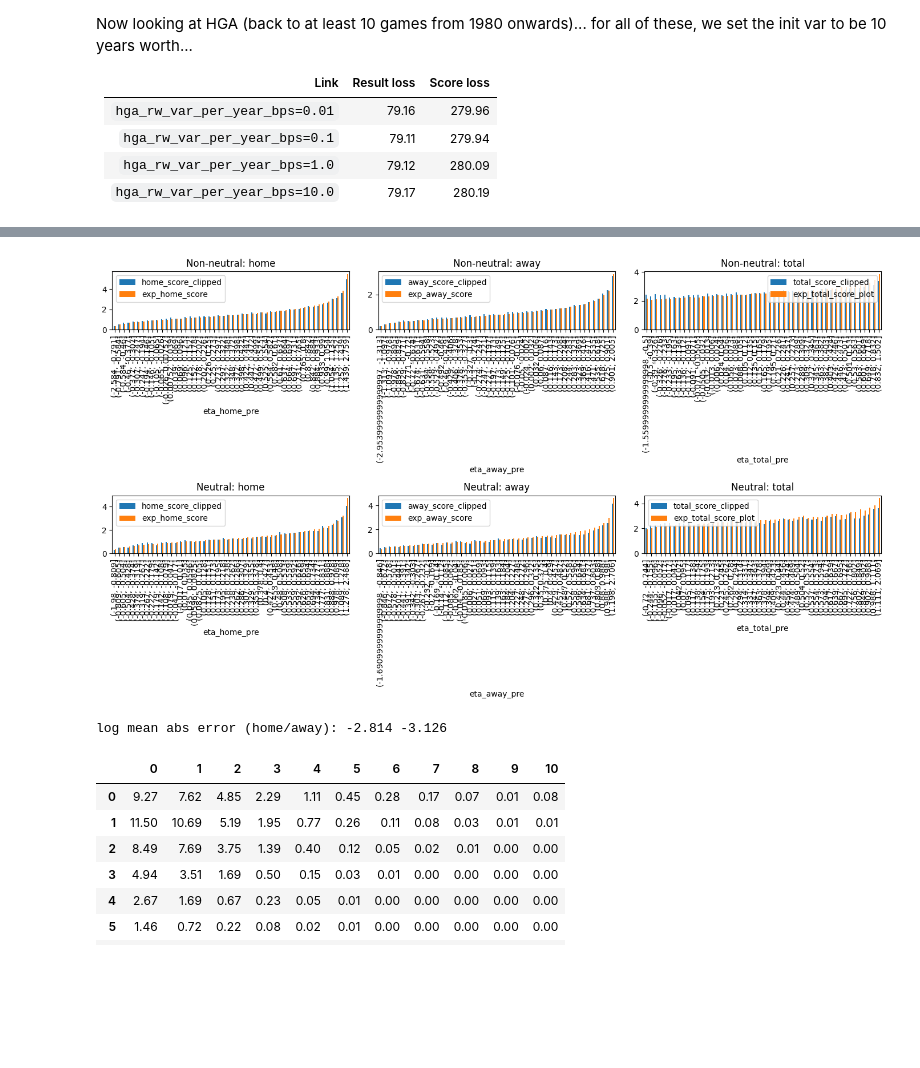
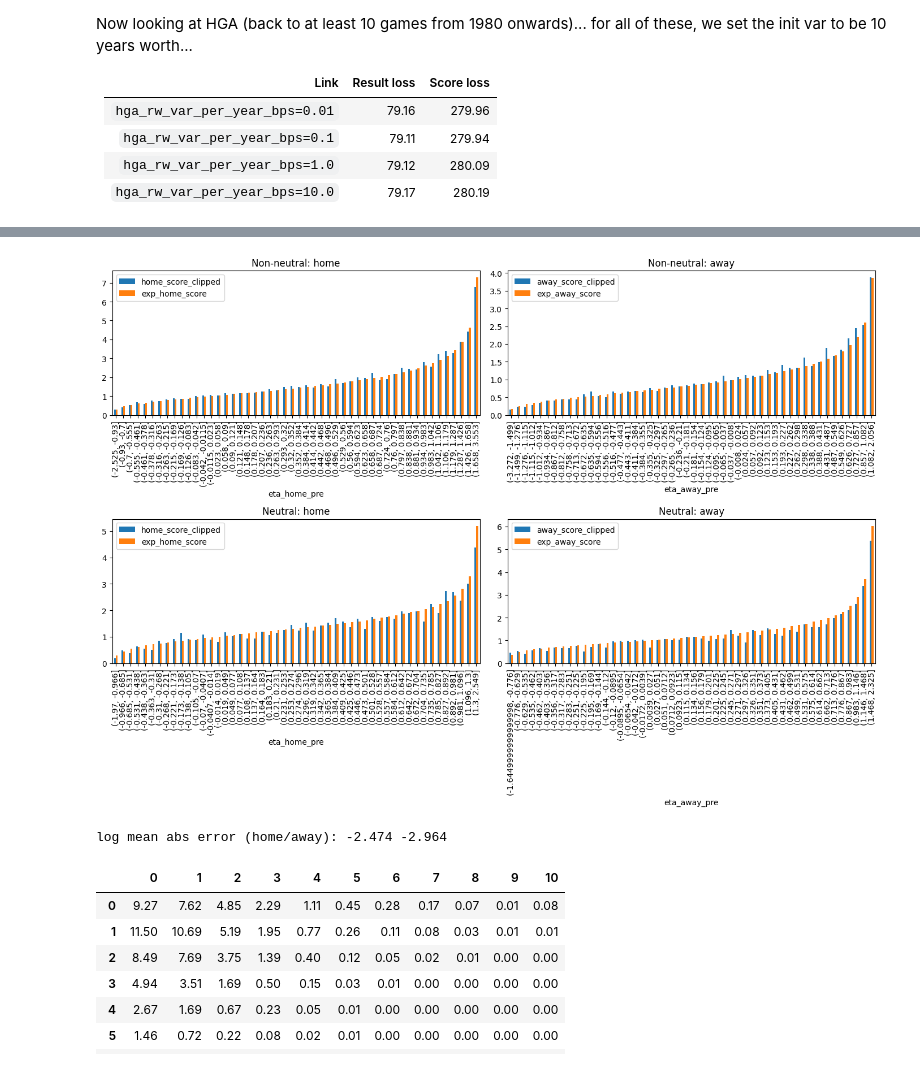
Before and after one commit to rwarneke/football_model, a Jupyter notebook: model.ipynb, the cells around one changed output, grey strips where cells are left out. Cells and saved outputs as stored; diff of their text form; code cells hidden in the pictures; blank space fills up the shorter version.

```diff
--- a/model.ipynb
+++ b/model.ipynb
@@ -174,3 +808,10 @@ stage_counts = pd.DataFrame(
 for e in elim:
     for team, stage in e.items():
         stage_counts.loc[team, stage] += 1
+
+ratings_with_wins = all_ratings.loc[wc_teams].sort_values("quality", ascending=False).join(stage_counts)
+ratings_with_wins["odds_champion"] = (N / ratings_with_wins["8. Champion"]).round(2)
+ratings_with_wins = ratings_with_wins.join(
+    pd.read_csv("reference_data/betfair.csv").replace({"Republic of Ireland": "Ireland", "Bosnia": "Bosnia and Herzegovina"}).set_index("team").rename(columns={"odds": "odds_betfair"})
+)
+ratings_with_wins["kelly"] = (100 * np.maximum(0, 1 / ratings_with_wins["odds_champion"] - (1 - 1 / ratings_with_wins["odds_champion"]) / (1 + 0.94 * (ratings_with_wins["odds_betfair"] - 1) - 1))).round(1)
@@ -179,0 +874,5 @@ dcr(ratings_with_wins.iloc[:,-12:])
+# %%
+df = ratings_with_wins[["rating_attack", "rating_defense", "rating", "odds_champion", "odds_betfair"]].rename(columns={"odds_champion": "odds_model"})
+for c in df.columns[:3]:
+    df[c] = df[c].round(2)
+dcr(df)
@@ -407,18 +1187,8 @@ calibration_results(res, display="rolling")
 START_YEAR = 1980  # set to int year if you want a subset
 END_YEAR = None    # set to int year if you want a subset
 
-def calibration_plots(res, start_year=None, end_year=None, q=20, min_games=10, mode="means", use_corr=False, var_eta_max=None):
+def calibration_plots(res, q=20, mode="means", use_corr=False, var_eta_max=None):
     R = res.copy()
-    if start_year is not None or end_year is not None:
-        years = R["date"].dt.year
-        fil = np.repeat(True, len(R))
-        if start_year is not None:
-            fil = fil & (years >= start_year)
-        if end_year is not None:
-            fil = fil & (years <= end_year)
-        R = R.loc[fil]
-    if min_games is not None:
-        R = R[(R["home_games_played"] >= min_games) & (R["away_games_played"] >= min_games)]
     print(f"Mean result loss = {R.loss_result.mean()*100 :6.1f}")
     print(f"Mean score loss  = {R.loss_score.mean()*100 :6.1f}")
 
@@ -468,7 +1238,7 @@ def calibration_plots(res, start_year=None, end_year=None, q=20, min_games=10, m
         stats["eta_mean"] = stats[eta_col]
         return stats
 
-    fig, axs = plt.subplots(2, 3, figsize=(14, 8))
+    fig, axs = plt.subplots(2, 2, figsize=(14, 10))
 
     non = R.query("~neutral")
     neu = R.query("neutral")
@@ -494,11 +1264,11 @@ def calibration_plots(res, start_year=None, end_year=None, q=20, min_games=10, m
         axs[0, 1].set_xlabel("mean eta")
         axs[0, 1].set_ylabel("mean residual (actual - expected)")
 
-        axs[0, 2].plot(stats_non_total["eta_mean"], stats_non_total["resid"], marker="o")
-        axs[0, 2].axhline(0.0, color="black", linewidth=1)
-        axs[0, 2].set_title("Non-neutral: total")
-        axs[0, 2].set_xlabel("mean eta (home+away)")
-        axs[0, 2].set_ylabel("mean residual (actual - expected)")
+        # axs[0, 2].plot(stats_non_total["eta_mean"], stats_non_total["resid"], marker="o")
+        # axs[0, 2].axhline(0.0, color="black", linewidth=1)
+        # axs[0, 2].set_title("Non-neutral: total")
+        # axs[0, 2].set_xlabel("mean eta (home+away)")
+        # axs[0, 2].set_ylabel("mean residual (actual - expected)")
 
         axs[1, 0].plot(stats_neu_home["eta_mean"], stats_neu_home["resid"], marker="o")
         axs[1, 0].axhline(0.0, color="black", linewidth=1)
@@ -512,19 +1282,19 @@ def calibration_plots(res, start_year=None, end_year=None, q=20, min_games=10, m
         axs[1, 1].set_xlabel("mean eta")
         axs[1, 1].set_ylabel("mean residual (actual - expected)")
 
-        axs[1, 2].plot(stats_neu_total["eta_mean"], stats_neu_total["resid"], marker="o")
-        axs[1, 2].axhline(0.0, color="black", linewidth=1)
-        axs[1, 2].set_title("Neutral: total")
-        axs[1, 2].set_xlabel("mean eta (home+away)")
-        axs[1, 2].set_ylabel("mean residual (actual - expected)")
+        # axs[1, 2].plot(stats_neu_total["eta_mean"], stats_neu_total["resid"], marker="o")
+        # axs[1, 2].axhline(0.0, color="black", linewidth=1)
+        # axs[1, 2].set_title("Neutral: total")
+        # axs[1, 2].set_xlabel("mean eta (home+away)")
+        # axs[1, 2].set_ylabel("mean residual (actual - expected)")
     else:
         stats_non_home[["home_score_clipped", exp_home_col]].plot.bar(ax=axs[0, 0], title="Non-neutral: home")
         stats_non_away[["away_score_clipped", exp_away_col]].plot.bar(ax=axs[0, 1], title="Non-neutral: away")
-        stats_non_total[["total_score_clipped", exp_total_col]].plot.bar(ax=axs[0, 2], title="Non-neutral: total")
+        # stats_non_total[["total_score_clipped", exp_total_col]].plot.bar(ax=axs[0, 2], title="Non-neutral: total")
 
         stats_neu_home[["home_score_clipped", exp_home_col]].plot.bar(ax=axs[1, 0], title="Neutral: home")
         stats_neu_away[["away_score_clipped", exp_away_col]].plot.bar(ax=axs[1, 1], title="Neutral: away")
-        stats_neu_total[["total_score_clipped", exp_total_col]].plot.bar(ax=axs[1, 2], title="Neutral: total")
+        # stats_neu_total[["total_score_clipped", exp_total_col]].plot.bar(ax=axs[1, 2], title="Neutral: total")
 
     plt.tight_layout()
     plt.show()
@@ -541,5 +1311,11 @@ def calibration_plots(res, start_year=None, end_year=None, q=20, min_games=10, m
     )
     print("log mean abs error (home/away):", round(np.log(home_score), 3), round(np.log(away_score), 3))
 
-calibration_plots(res, START_YEAR, END_YEAR, q=50, min_games=50, mode="resida", use_corr=False, var_eta_max=None)
+calibration_plots(
+    res.query("year >= 1980 and important"),
+    q=50,
+    # mode="resid",
+    use_corr=False,
+    var_eta_max=None
+)
 # %% [output]
@@ -548,5 +1324,5 @@ Mean score loss  =  277.8
-[figure, old version]
+[figure, new version]
-log mean abs error (home/away): -2.814 -3.126
+log mean abs error (home/away): -2.474 -2.964
 # %%
 # score matrix diagnostics: empirical vs expected counts
 from src.model import MAX_GOALS, log_factorial
```
Also changed, not shown: parts of 44 cells of this notebook, 4 other files.
